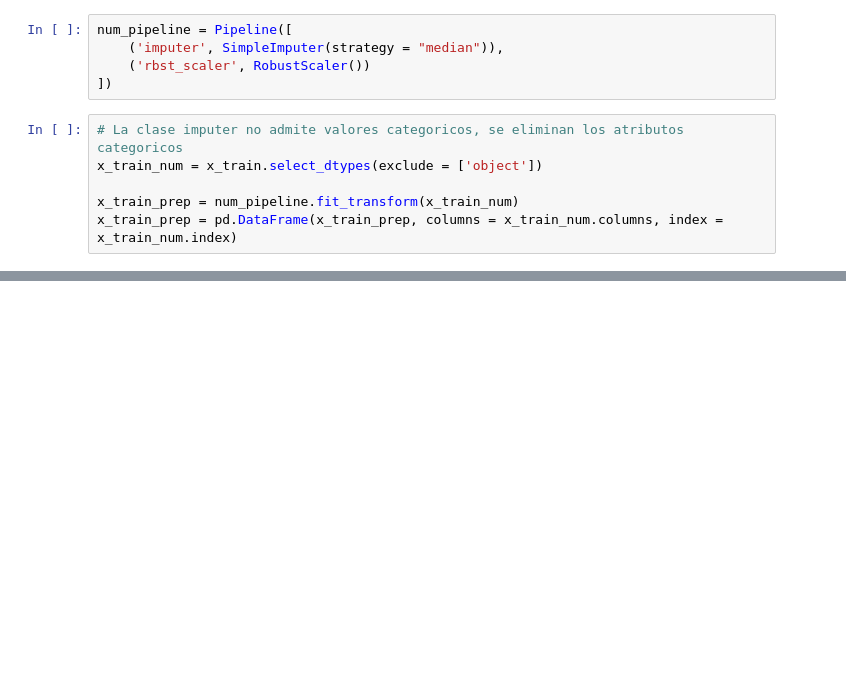
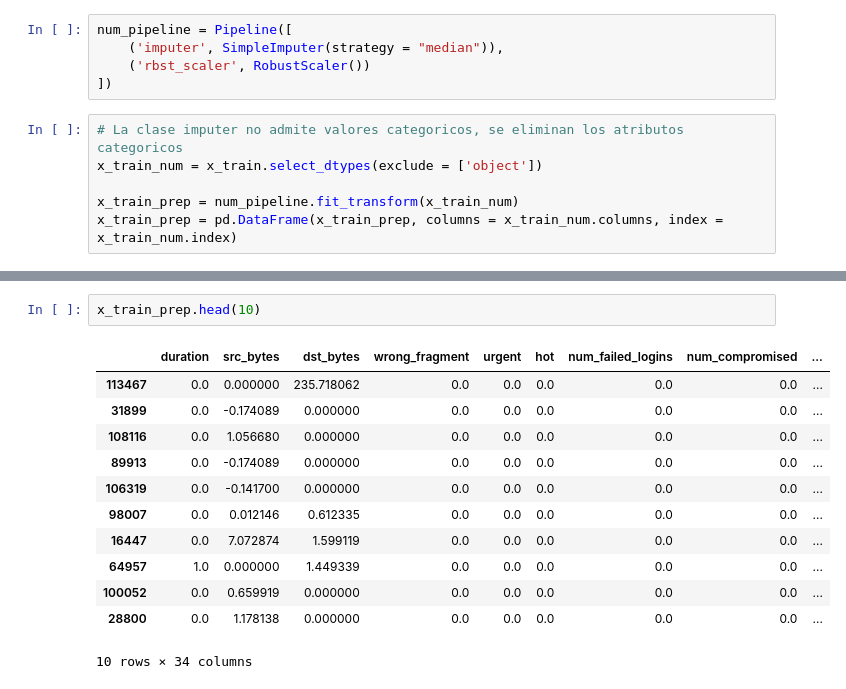
Before and after one commit to FRANCISCODANIEL03/Simulacion, a Jupyter notebook: 9.-Creacion_de_Transformadores_y_Pipelines_Personalizados.ipynb, the cells around one changed output, grey strips where cells are left out. Cells and saved outputs as stored; diff of their text form; blank space fills up the shorter version.

```diff
--- a/9.-Creacion_de_Transformadores_y_Pipelines_Personalizados.ipynb
+++ b/9.-Creacion_de_Transformadores_y_Pipelines_Personalizados.ipynb
@@ -226,0 +242,15 @@ x_train_prep = pd.DataFrame(x_train_prep, columns = x_train_num.columns, index =
+# %%
+x_train_prep.head(10)
+# %% [output]
+|  | duration | src_bytes | dst_bytes | wrong_fragment | urgent | hot | num_failed_logins | num_compromised | ... |
+| 113467 | 0.0 | 0.000000 | 235.718062 | 0.0 | 0.0 | 0.0 | 0.0 | 0.0 | ... |
+| 31899 | 0.0 | -0.174089 | 0.000000 | 0.0 | 0.0 | 0.0 | 0.0 | 0.0 | ... |
+| 108116 | 0.0 | 1.056680 | 0.000000 | 0.0 | 0.0 | 0.0 | 0.0 | 0.0 | ... |
+| 89913 | 0.0 | -0.174089 | 0.000000 | 0.0 | 0.0 | 0.0 | 0.0 | 0.0 | ... |
+| 106319 | 0.0 | -0.141700 | 0.000000 | 0.0 | 0.0 | 0.0 | 0.0 | 0.0 | ... |
+| 98007 | 0.0 | 0.012146 | 0.612335 | 0.0 | 0.0 | 0.0 | 0.0 | 0.0 | ... |
+| 16447 | 0.0 | 7.072874 | 1.599119 | 0.0 | 0.0 | 0.0 | 0.0 | 0.0 | ... |
+| 64957 | 1.0 | 0.000000 | 1.449339 | 0.0 | 0.0 | 0.0 | 0.0 | 0.0 | ... |
+| 100052 | 0.0 | 0.659919 | 0.000000 | 0.0 | 0.0 | 0.0 | 0.0 | 0.0 | ... |
+| 28800 | 0.0 | 1.178138 | 0.000000 | 0.0 | 0.0 | 0.0 | 0.0 | 0.0 | ... |
+10 rows × 34 columns
```
Also changed, not shown: parts of 1 cell of this notebook.
